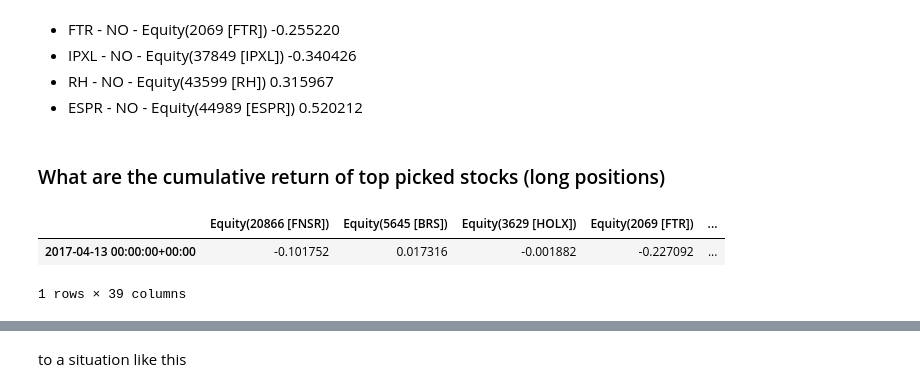
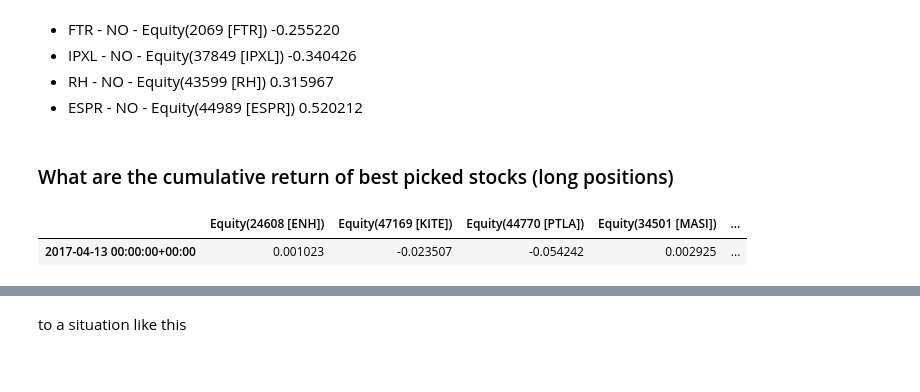
Before and after one commit to gtesei/python-for-finance-notes, a Jupyter notebook: 4_2__Stock_Picking_The_Future_is_not_what_used_to_be.ipynb, the cells around one changed output, grey strips where cells are left out. Saved outputs shown, nothing was run; the diff lists cells and outputs as text; code cells hidden in the pictures.

Commit message:
the future is not what it used to be

```diff
--- a/4_2__Stock_Picking_The_Future_is_not_what_used_to_be.ipynb
+++ b/4_2__Stock_Picking_The_Future_is_not_what_used_to_be.ipynb
@@ -556,17 +556,18 @@ expected but they come from the cumulative return list__.
 * RH - NO - Equity(43599 [RH])      0.315967
 * ESPR - NO - Equity(44989 [ESPR])    0.520212
 # %% [markdown]
-### What are the cumulative return of top picked stocks (long positions)
+### What are the cumulative return of best picked stocks (long positions)
 # %%
-cr = cumulative_returns(pricing_2[list(pick_stock)])
+pick_stock_long = set([item for sub in [cr1.ix[(cr1.shape[0]-1) ,:].sort_values(ascending=False).head(10).index.values.tolist(),
+    sr1.head(10).index.values.tolist()] for item in sub])
+cr = cumulative_returns(pricing_2[list(pick_stock_long)])
 cr = cr.fillna(value=0)
 cr = cr.sort_index()
 crn = cr[-1:]
 crn
 # %% [output]
-|  | Equity(20866 [FNSR]) | Equity(5645 [BRS]) | Equity(3629 [HOLX]) | Equity(2069 [FTR]) | ... |
-| 2017-04-13 00:00:00+00:00 | -0.101752 | 0.017316 | -0.001882 | -0.227092 | ... |
+|  | Equity(24608 [ENH]) | Equity(47169 [KITE]) | Equity(44770 [PTLA]) | Equity(34501 [MASI]) | ... |
+| 2017-04-13 00:00:00+00:00 | 0.001023 | -0.023507 | -0.054242 | 0.002925 | ... |
-1 rows × 39 columns
 # %%
 crn.mean(axis=1)
 # %% [output]
```
Also changed, not shown: parts of 16 cells of this notebook.
